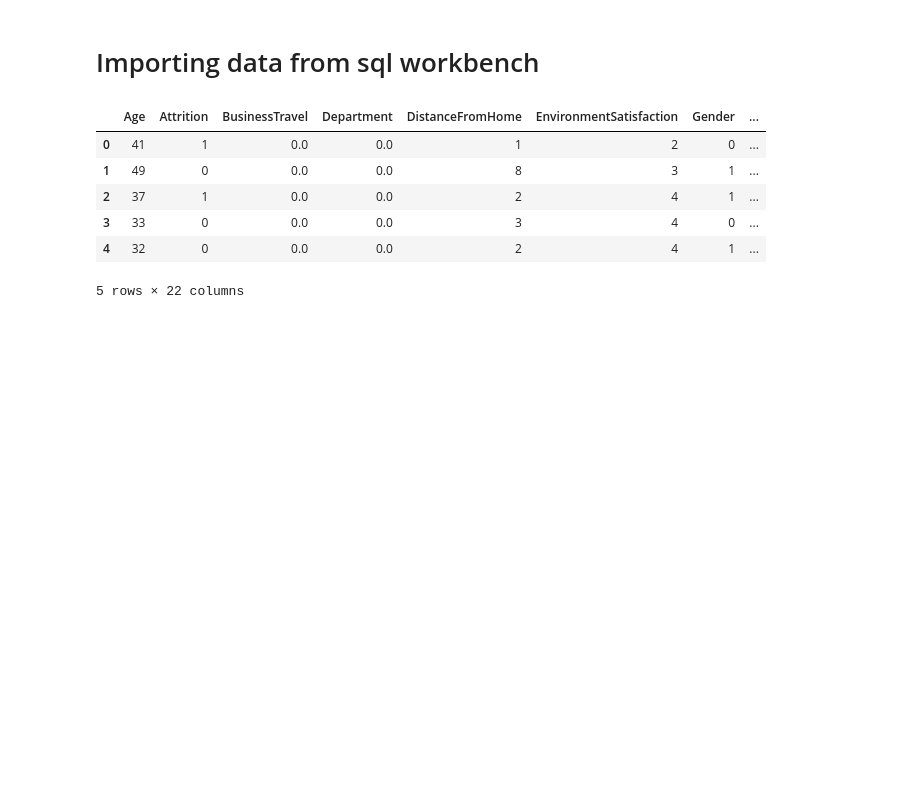
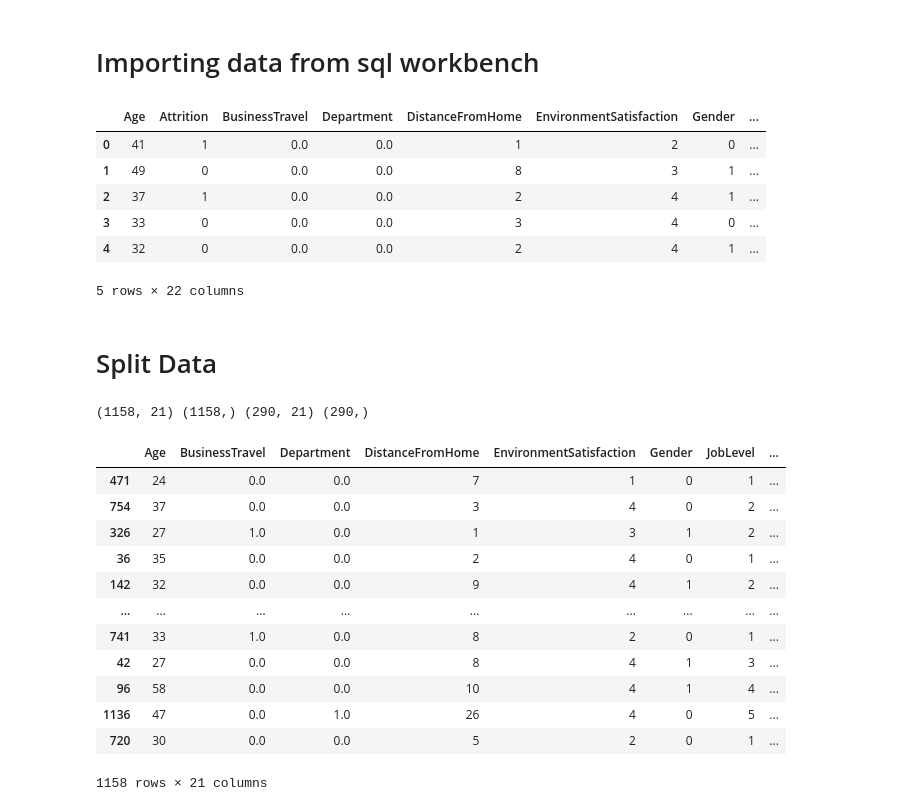
Before and after one commit to RajiReddy15/Employee-Attrition-Prediction-HR-Analytics-, a Jupyter notebook: scripts/model.ipynb, the cells around one changed output. Drawn from its saved outputs; the diff is of its cells as text; code cells hidden in the pictures; blank space fills up the shorter version.

```diff
--- a/scripts/model.ipynb
+++ b/scripts/model.ipynb
@@ -24,3 +24,5 @@ df.head()
 | 3 | 33 | 0 | 0.0 | 0.0 | 3 | 4 | 0 | ... |
 | 4 | 32 | 0 | 0.0 | 0.0 | 2 | 4 | 1 | ... |
 5 rows × 22 columns
+# %% [markdown]
+# Split Data
@@ -26,0 +31,25 @@ df.head()
+# %%
+x=df.drop("Attrition",axis=1)
+y=df['Attrition']
+# %%
+x_train,x_test,y_train,y_test=train_test_split(x,y,stratify=y,test_size=0.2,random_state=42)
+# %%
+print(x_train.shape,y_train.shape,x_test.shape,y_test.shape)
+# %% [output]
+(1158, 21) (1158,) (290, 21) (290,)
+# %%
+x_train
+# %% [output]
+|  | Age | BusinessTravel | Department | DistanceFromHome | EnvironmentSatisfaction | Gender | JobLevel | ... |
+| 471 | 24 | 0.0 | 0.0 | 7 | 1 | 0 | 1 | ... |
+| 754 | 37 | 0.0 | 0.0 | 3 | 4 | 0 | 2 | ... |
+| 326 | 27 | 1.0 | 0.0 | 1 | 3 | 1 | 2 | ... |
+| 36 | 35 | 0.0 | 0.0 | 2 | 4 | 0 | 1 | ... |
+| 142 | 32 | 0.0 | 0.0 | 9 | 4 | 1 | 2 | ... |
+| ... | ... | ... | ... | ... | ... | ... | ... | ... |
+| 741 | 33 | 1.0 | 0.0 | 8 | 2 | 0 | 1 | ... |
+| 42 | 27 | 0.0 | 0.0 | 8 | 4 | 1 | 3 | ... |
+| 96 | 58 | 0.0 | 0.0 | 10 | 4 | 1 | 4 | ... |
+| 1136 | 47 | 0.0 | 1.0 | 26 | 4 | 0 | 5 | ... |
+| 720 | 30 | 0.0 | 0.0 | 5 | 2 | 0 | 1 | ... |
+1158 rows × 21 columns
```
Also changed, not shown: parts of 8 cells of this notebook.
